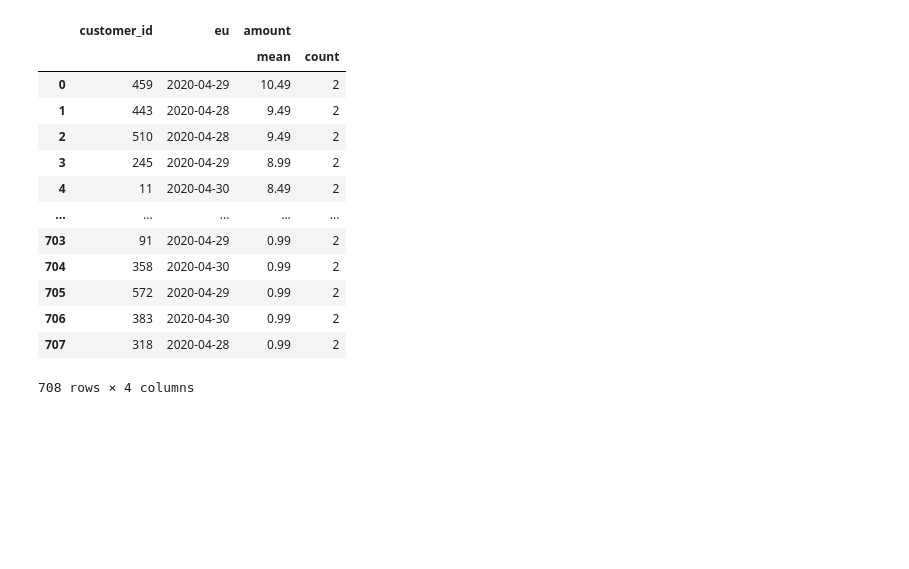
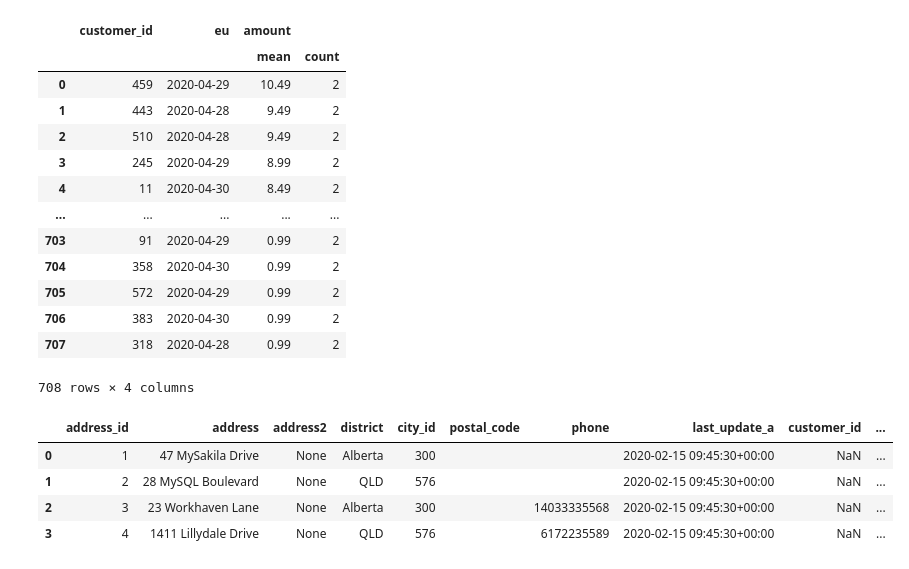
Before and after one commit to Anandhuvimalan/learning, a Jupyter notebook: day3.ipynb, the cells around one changed output. Drawn from its saved outputs; the diff is of its cells as text; code cells hidden in the pictures; blank space fills up the shorter version.

```diff
--- a/day3.ipynb
+++ b/day3.ipynb
@@ -218,3 +227,26 @@ df[df[('amount','count')]>1].sort_values(by=('amount','mean'),ascending=False).r
 | 706 | 383 | 2020-04-30 | 0.99 | 2 |
 | 707 | 318 | 2020-04-28 | 0.99 | 2 |
 708 rows × 4 columns
+# %%
+customers_updated = customer.rename(columns={'address_id':'address_id_1'})
+t1= pd.merge(
+        address,
+        customers_updated,
+        left_on='address_id',
+        right_on='address_id_1',
+        how='left',
+        sort=True,
+        copy=True,
+        indicator=False,
+        validate='many_to_one',
+        suffixes=('_a', '_c'),
+        left_index=False,
+        right_index=False
+    )
+t1.loc[t1['address_id_1'].isna()]
+# %% [output]
+|  | address_id | address | address2 | district | city_id | postal_code | phone | last_update_a | customer_id | ... |
+| 0 | 1 | 47 MySakila Drive | None | Alberta | 300 |  |  | 2020-02-15 09:45:30+00:00 | NaN | ... |
+| 1 | 2 | 28 MySQL Boulevard | None | QLD | 576 |  |  | 2020-02-15 09:45:30+00:00 | NaN | ... |
+| 2 | 3 | 23 Workhaven Lane | None | Alberta | 300 |  | 14033335568 | 2020-02-15 09:45:30+00:00 | NaN | ... |
+| 3 | 4 | 1411 Lillydale Drive | None | QLD | 576 |  | 6172235589 | 2020-02-15 09:45:30+00:00 | NaN | ... |
```
Also changed, not shown: parts of 6 cells of this notebook, 10 other files.
